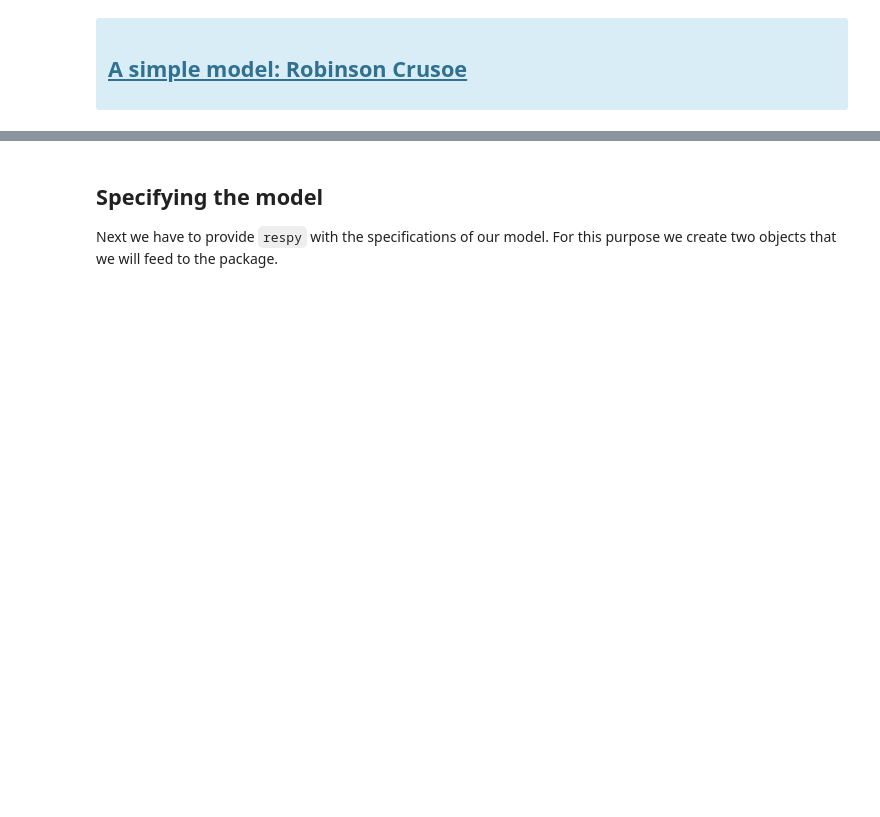
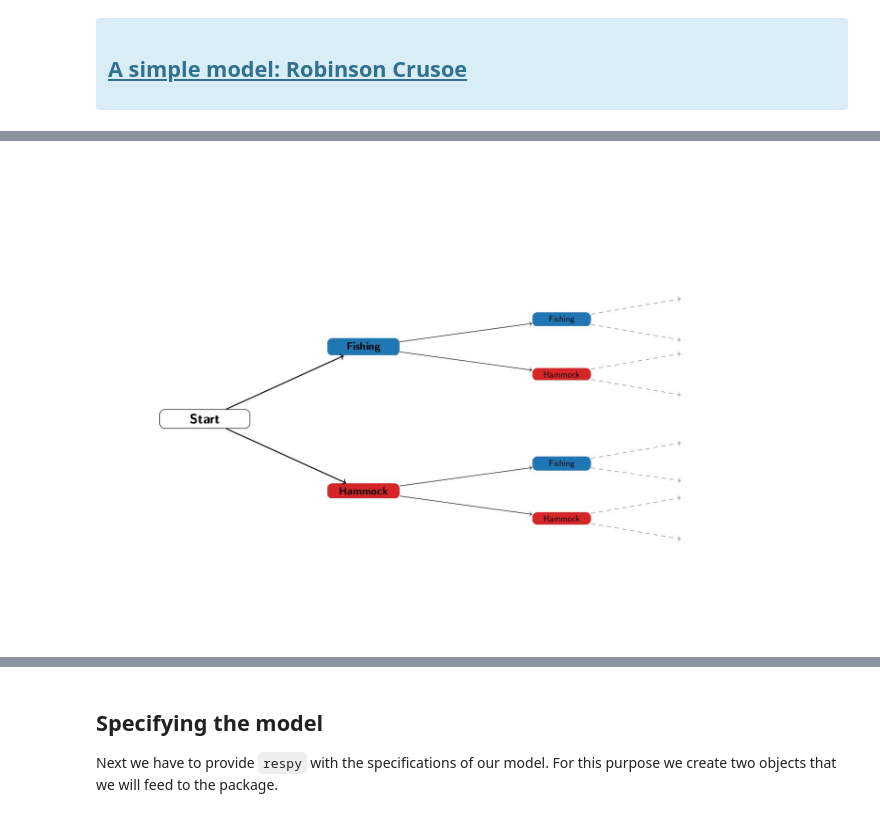
Before and after one commit to MaxBlesch/respy_tutorial, a Jupyter notebook: respy_tutorial.ipynb, the cells around one changed output, grey strips where cells are left out. Cells and saved outputs as stored; diff of their text form; code cells hidden in the pictures; blank space fills up the shorter version.

Commit message:
Added tree figure and adjusted the model outline section

```diff
--- a/respy_tutorial.ipynb
+++ b/respy_tutorial.ipynb
@@ -126,0 +55,5 @@ $$\begin{equation}
+# %%
+from IPython.display import Image
+Image(filename="figures/tree.jpg")
+# %% [output]
+[figure, added]
```
Also changed, not shown: parts of 2 cells of this notebook, 1 other file.
